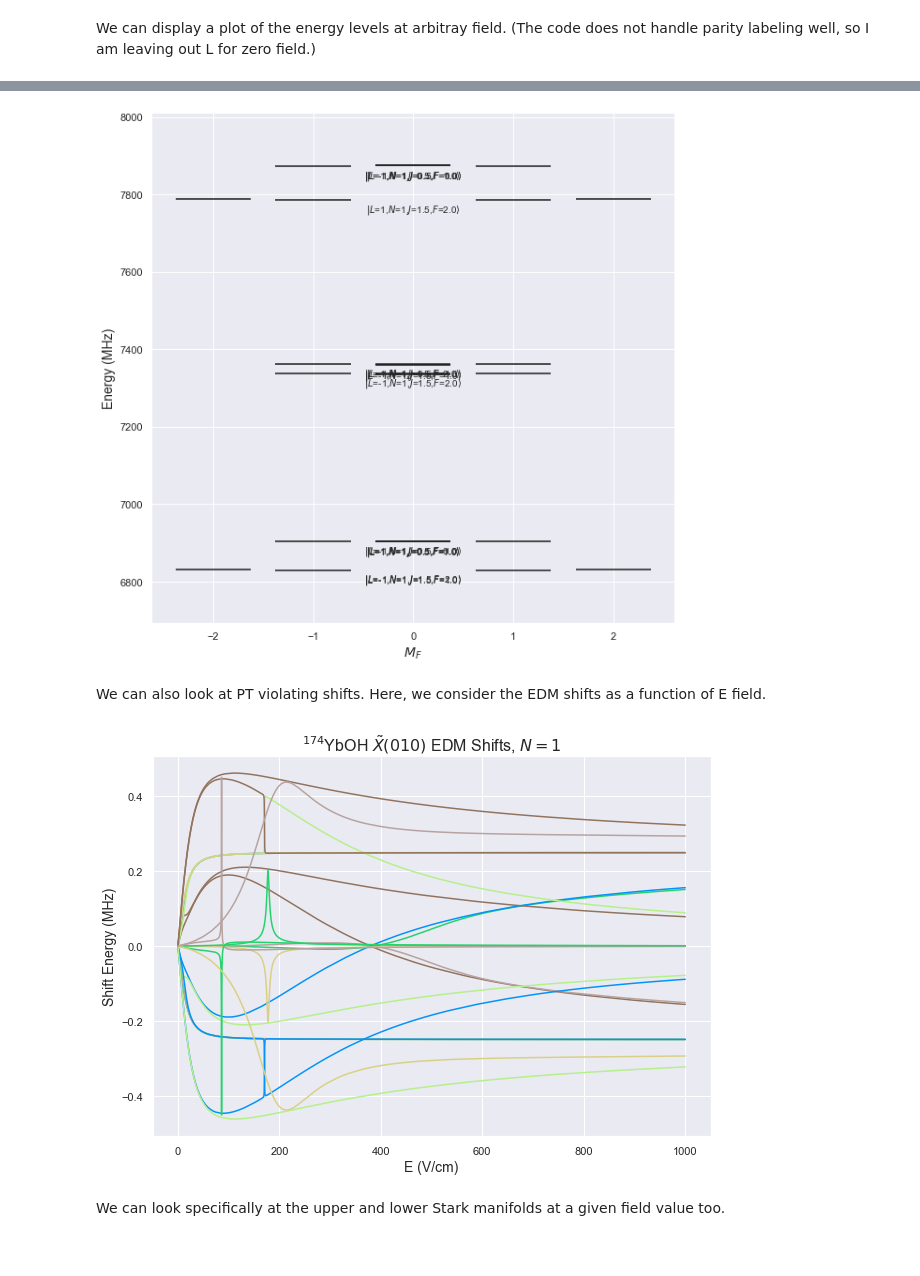
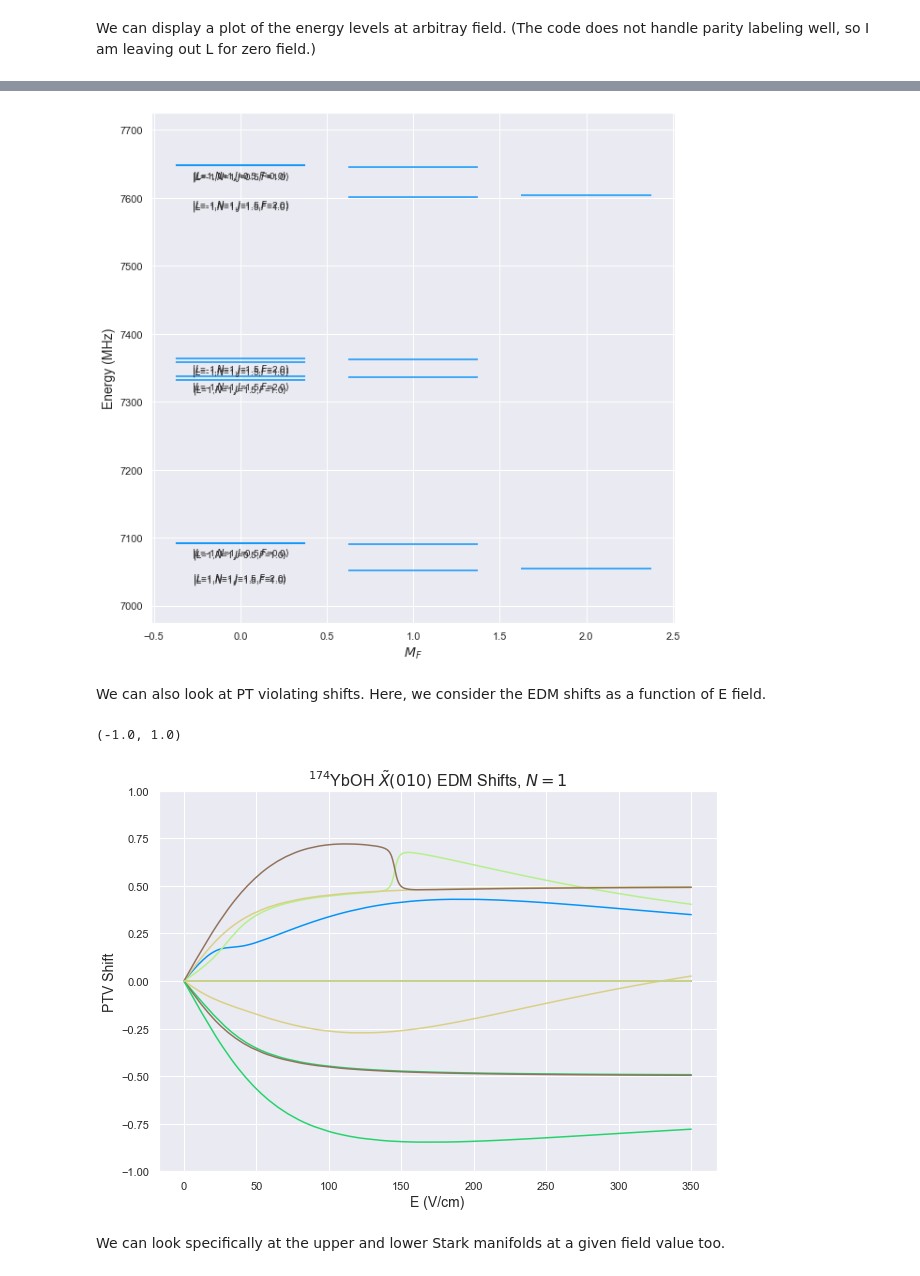
Before and after one commit to munozariasjm/Molecule-Structure, a Jupyter notebook: YbOH_Calcs_Tutorial.ipynb, the cells around one changed output, grey strips where cells are left out. Cells and saved outputs as stored; diff of their text form; code cells hidden in the pictures.

```diff
--- a/YbOH_Calcs_Tutorial.ipynb
+++ b/YbOH_Calcs_Tutorial.ipynb
@@ -25,6 +26,6 @@ I = Array of nuclear spins, $[I_Yb, I_H]$. Default is $[0,1/2]$.
 S = Electronic spin. Default is 1/2
 round = how many digits after decimal to round results
 # %%
-N_list = [i for i in range(2)]
+N_list = [i for i in range(1,2,1)]
 print(N_list)
 # %% [output]
@@ -32,2 +33,2 @@ print(N_list)
 # %%
-X010_174= YbOHLevels.initialize_state('174','X000',N_list,M_values = 'none',I=[0,1/2],S=1/2,round=4)
+X010_174= YbOHLevels.initialize_state('174','X010',N_list,M_values = 'pos',I=[0,1/2],S=1/2,round=4)
@@ -157,12 +146,14 @@ X010_174.display_levels(0,0.001,'F',label_q=[q for q in X010_174.q_str if q!='L'
 # %%
 X010_174.display_levels(1000,0.001,'F')
 # %% [output]
-[figure, old version]
+[figure, new version]
 # %% [markdown]
 We can also look at PT violating shifts. Here, we consider the EDM shifts as a function of E field.
 # %%
-X010_174.PTV_Map('EDM',plot=True)
+X010_174.PTV_Map('EDM',E_or_B='E',plot=True)
+plt.ylim(-1,1)
 # %% [output]
+(-1.0, 1.0)
-[figure, old version]
+[figure, new version]
 # %% [markdown]
 We can look specifically at the upper and lower Stark manifolds at a given field value too.
```
Also changed, not shown: parts of 35 cells of this notebook, 11 other files.
